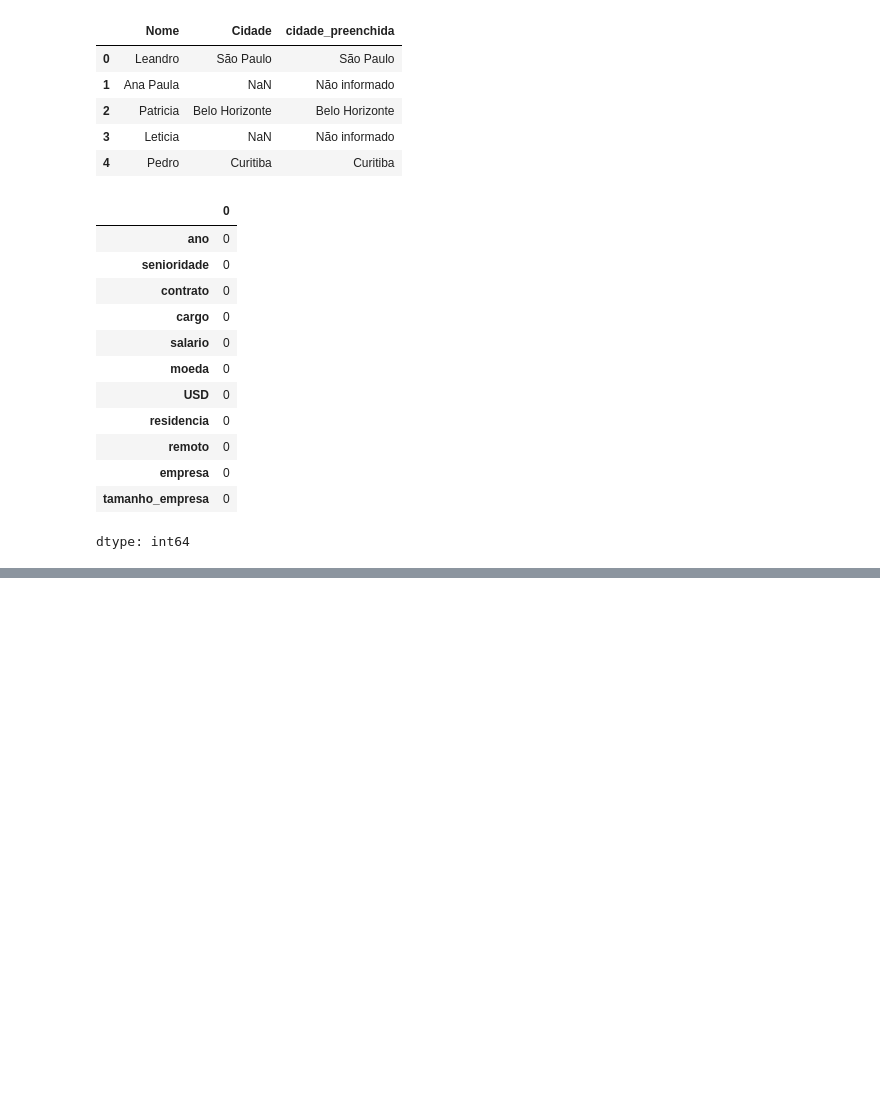
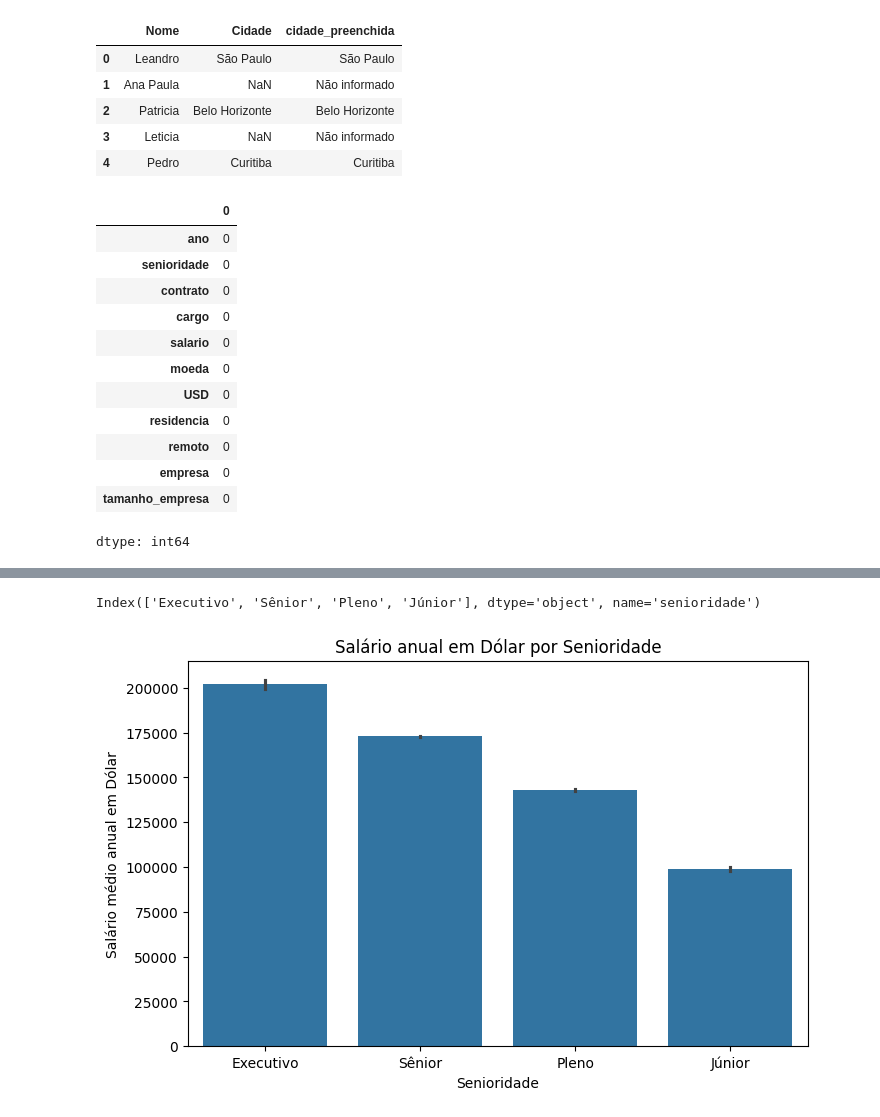
Before and after one commit to leandro-ikehara/Imersao_Dados_Python, a Jupyter notebook: Imersao_Dados_Python2025.ipynb, the cells around one changed output, grey strips where cells are left out. Cells and saved outputs as stored; diff of their text form; code cells hidden in the pictures; blank space fills up the shorter version.

```diff
--- a/Imersao_Dados_Python2025.ipynb
+++ b/Imersao_Dados_Python2025.ipynb
@@ -350,0 +394,16 @@ df_tratado = df_tratado.assign(ano = df_tratado['ano'].astype('int64'))
+# %%
+ordenamento = df_tratado.groupby('senioridade')['USD'].mean().sort_values(ascending=False).index
+# sns.barplot(data=df_tratado, x='senioridade', y='USD', order=ordenamento)
+# plt.title('Salário anual em Dólar por Senioridade')
+ordenamento
+# %% [output]
+Index(['Executivo', 'Sênior', 'Pleno', 'Júnior'], dtype='object', name='senioridade')
+# %%
+plt.figure(figsize=(8, 5))
+sns.barplot(data=df_tratado, x='senioridade', y='USD', order=ordenamento)
+plt.title('Salário anual em Dólar por Senioridade')
+plt.xlabel('Senioridade')
+plt.ylabel('Salário médio anual em Dólar')
+plt.show()
+# %% [output]
+[figure, added]
```
Also changed, not shown: parts of 16 cells of this notebook.
